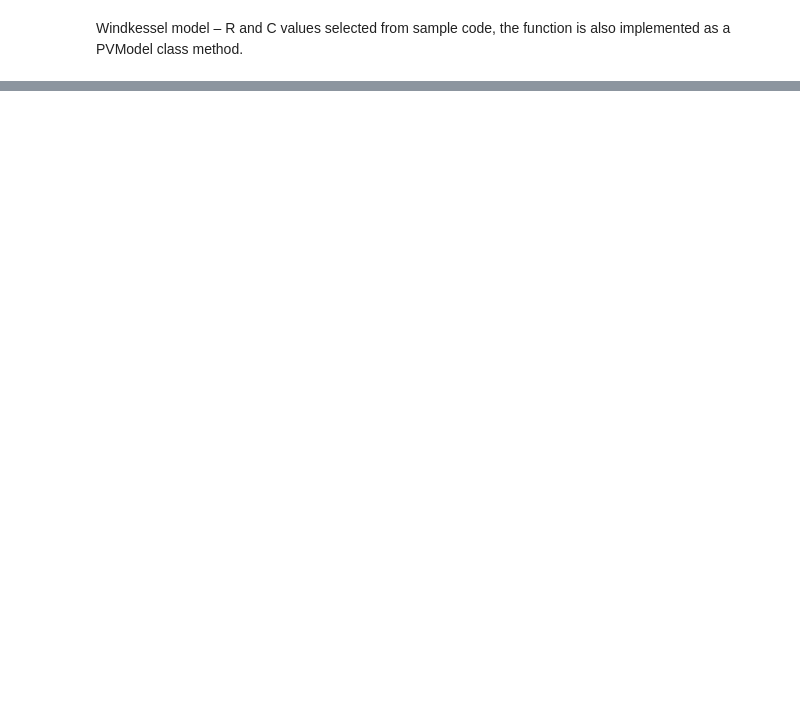
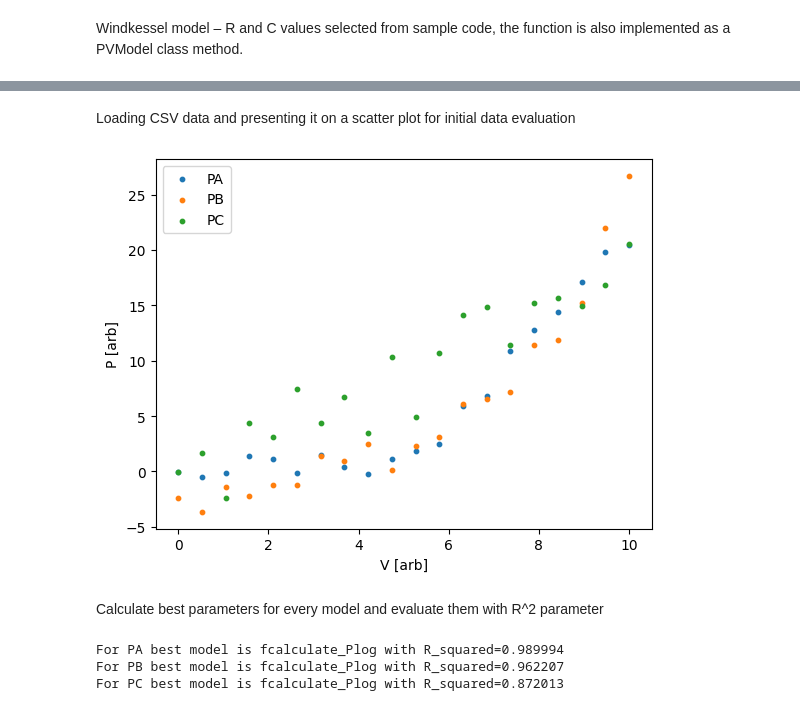
Before and after one commit to MatiJens/Modelowanie_procesow_fizjologicznych, a Jupyter notebook: lab_1/zadania_kontrolne.ipynb, the cells around one changed output, grey strips where cells are left out. Saved outputs shown, nothing was run; the diff lists cells and outputs as text; code cells hidden in the pictures; blank space fills up the shorter version.

```diff
--- a/lab_1/zadania_kontrolne.ipynb
+++ b/lab_1/zadania_kontrolne.ipynb
@@ -57,0 +74,41 @@ Text(0.5, 1.0, 'Relaxation – Windkessel model')
+# %% [markdown]
+Loading CSV data and presenting it on a scatter plot for initial data evaluation
+# %%
+csv_path = "patients.csv"
+
+patients_data = pd.read_csv(csv_path)
+
+for i in range(1, len(patients_data.columns)):
+    plt.scatter(patients_data.iloc[:, 0], patients_data.iloc[:, i], label=patients_data.columns[i], s=10)
+
+plt.xlabel('V [arb]')
+plt.ylabel('P [arb]')
+plt.legend()
+plt.show()
+# %% [output]
+[figure, added]
+# %% [markdown]
+Calculate best parameters for every model and evaluate them with R^2 parameter
+# %%
+models_to_fit = [
+    PVModel.calculate_Plin,
+    PVModel.calculate_Pexp,
+    PVModel.calculate_Plog,
+]
+
+p0_list = {
+    "calculate_Plin": [5.0, 0.0],
+    "calculate_Pexp": [2.0, 0.5, 0.0],
+    "calculate_Plog": [120.0, -1.0, 5.0]
+}
+parameters_list = {patients_data.columns[i] : PVModel.fit_and_evaluate(models_to_fit, p0_list, patients_data.iloc[:, 0], patients_data.iloc[:, i]) for i in range(1, len(patients_data.columns))}
+
+for i in range(1, len(patients_data.columns)):
+    patient = patients_data.columns[i]
+    best_model = getattr(PVModel, parameters_list[patient]["model"])
+    r_squared = parameters_list[patient]["r_squared"]
+    print(f"For {patient} best model is f{best_model.__name__} with R_squared={r_squared:2f}")
+# %% [output]
+For PA best model is fcalculate_Plog with R_squared=0.989994
+For PB best model is fcalculate_Plog with R_squared=0.962207
+For PC best model is fcalculate_Plog with R_squared=0.872013
```
Also changed, not shown: parts of 11 cells of this notebook, 2 other files.
